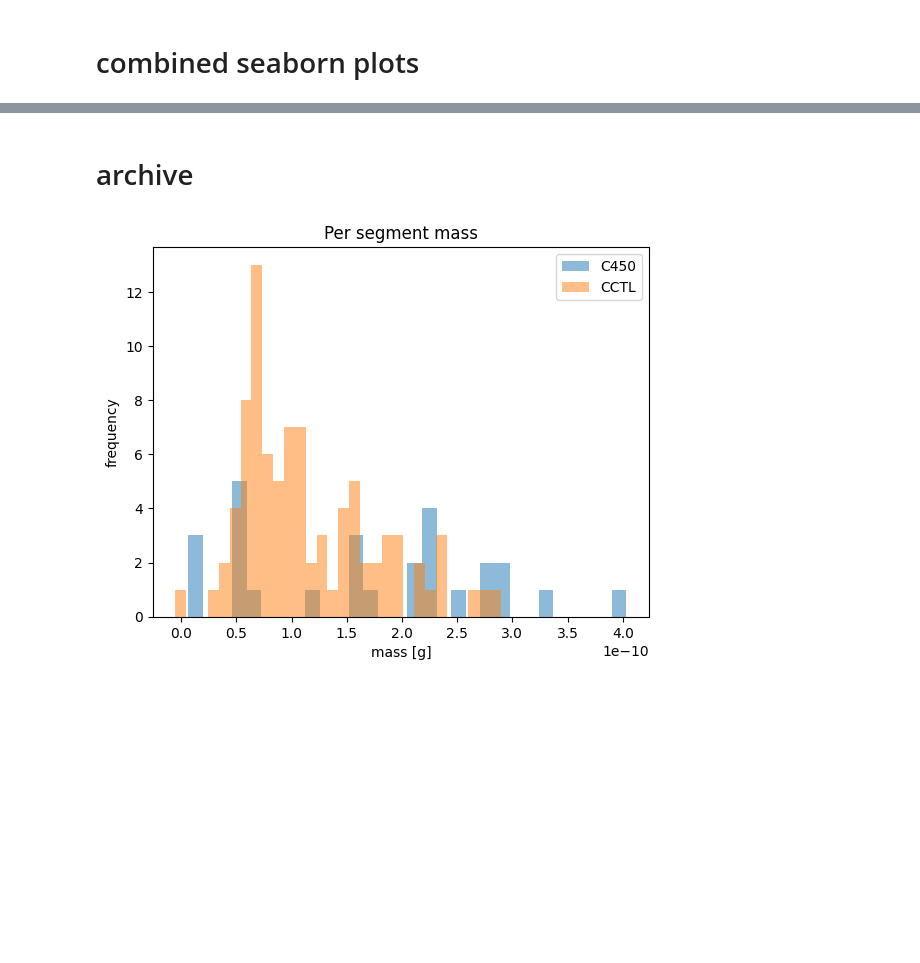
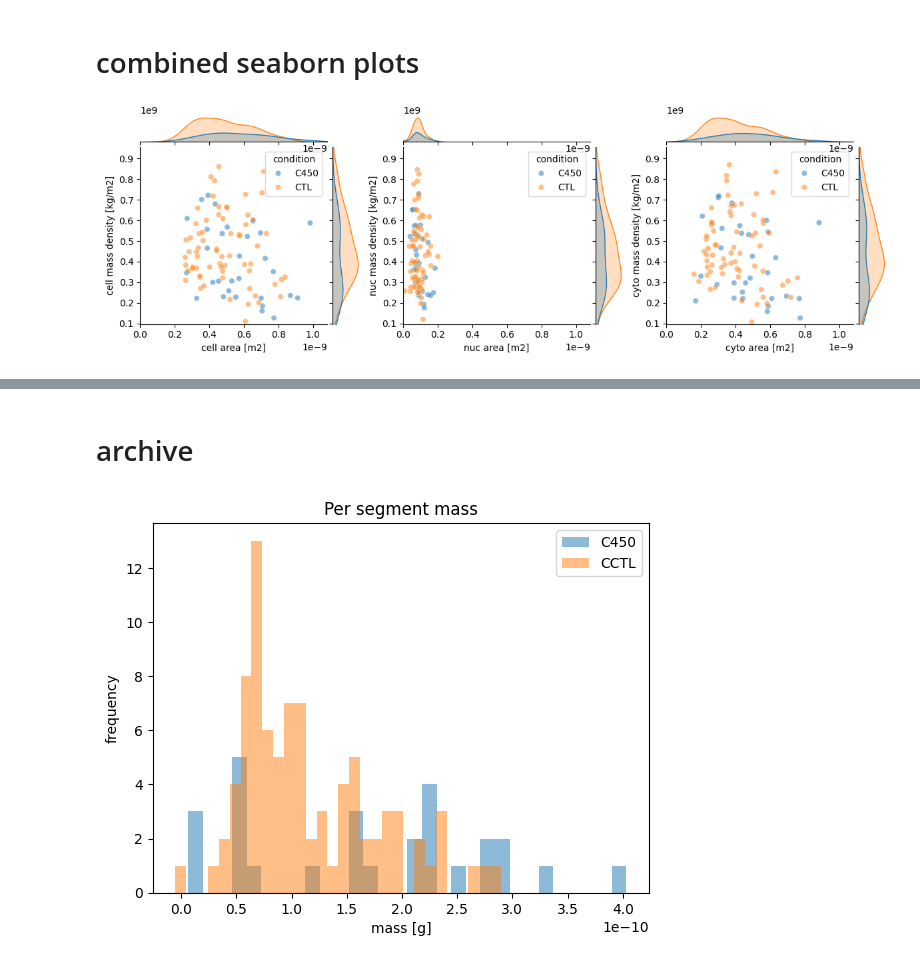
Before and after one commit to GrussmayerLab/dry_mass, a Jupyter notebook: mass_distribution_summary.ipynb, the cells around one changed output, grey strips where cells are left out. Cells and saved outputs as stored; diff of their text form; code cells hidden in the pictures; blank space fills up the shorter version.

```diff
--- a/mass_distribution_summary.ipynb
+++ b/mass_distribution_summary.ipynb
@@ -226,4 +229,25 @@ c_c450_df['condition'] = 'C450'
 c_ctl_df['condition']  = 'CTL'
 
 combined_df = pd.concat([c_c450_df, c_ctl_df], ignore_index=True)
+# %%
+fig = plt.figure(figsize=(12,4))
+gs = gridspec.GridSpec(1,3)
+
+min_max_area = [np.nanmin(combined_df[[f'area_{k}_m2' for k in keys]].values), np.nanmax(combined_df[[f'area_{k}_m2' for k in keys]].values)]
+min_max_mass_density = [np.nanmin(combined_df[[f'mass_density_{k}_kg/m2' for k in keys]].values), np.nanmax(combined_df[[f'mass_density_{k}_kg/m2' for k in keys]].values)]
+
+fh = [] # figure handle
+for i, k in enumerate(keys):
+    fh.append(sns.jointplot(data=combined_df, x=f'area_{k}_m2', y=f'mass_density_{k}_kg/m2', hue='condition', alpha=0.5))
+    # force same axes limits
+    fh[i].set_axis_labels(f'{k} area [m2]', f'{k} mass density [kg/m2]')
+    fh[i].ax_joint.set_xlim(0.9*min_max_area[0], min_max_area[1]*1.1)
+    fh[i].ax_joint.set_ylim(0.9*min_max_mass_density[0], min_max_mass_density[1]*1.1)
+    fh[i].fig.suptitle(f'{k}')
+    SeabornFig2Grid(fh[i], fig, gs[i])
+
+gs.tight_layout(fig)
+plt.show()
+# %% [output]
+[figure, added]
 # %%
```
Also changed, not shown: parts of 14 cells of this notebook, 2 other files.
